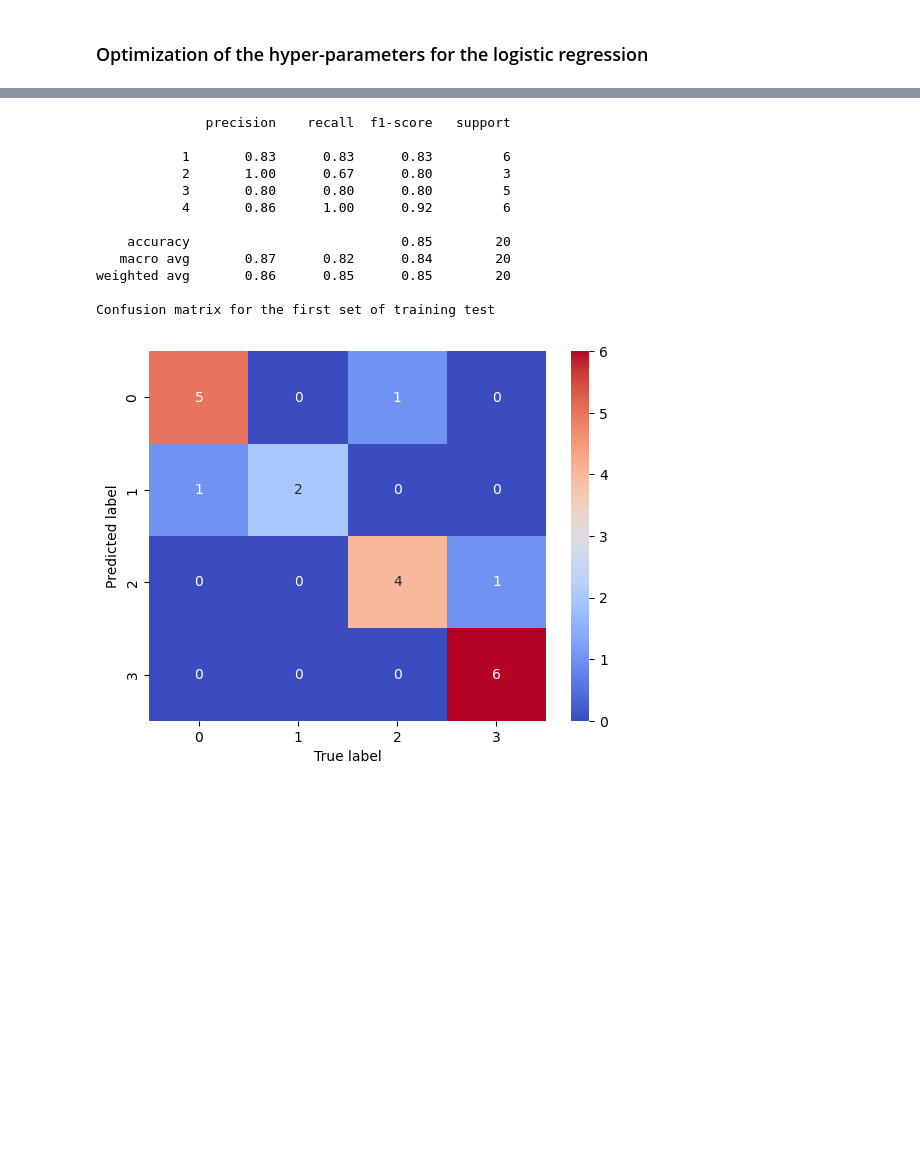
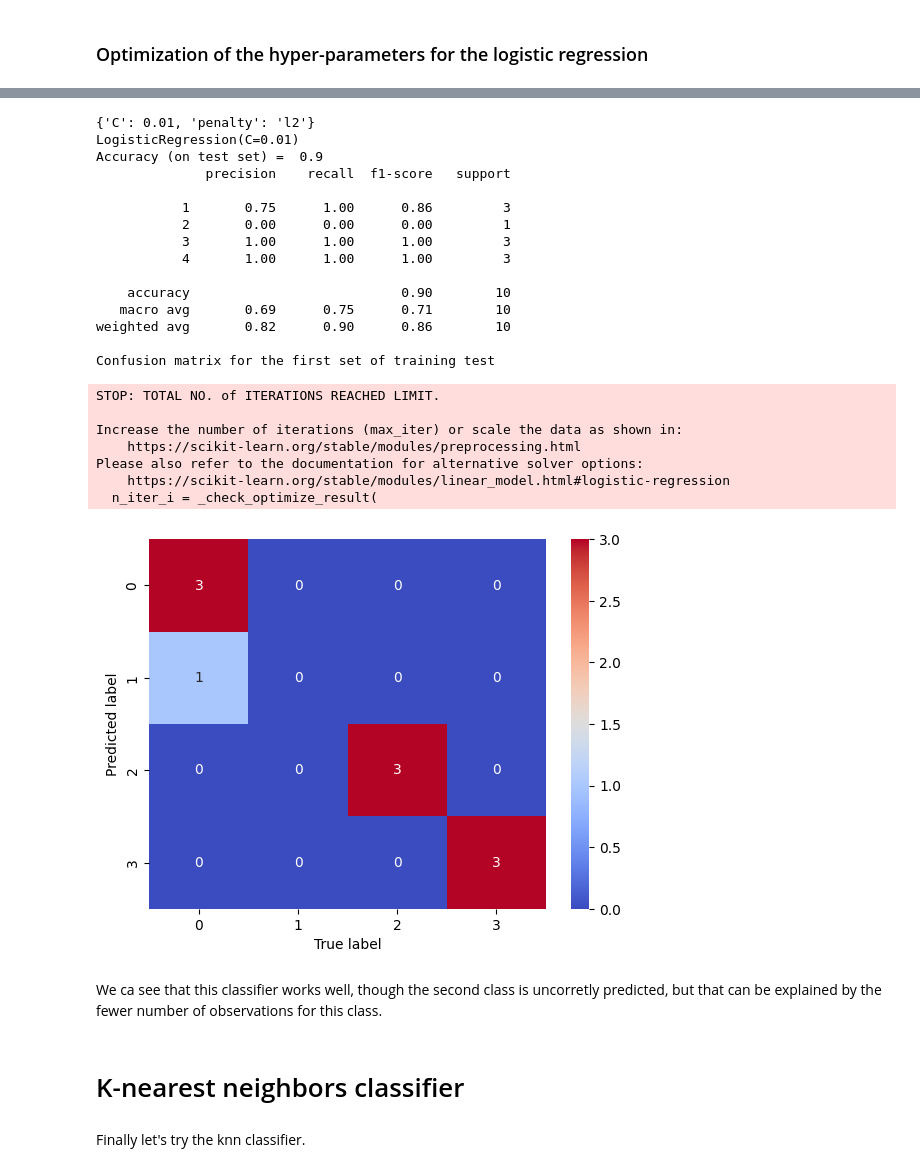
Before and after one commit to Hayvo/ap_miniproj, a Jupyter notebook: Gliome.ipynb, the cells around one changed output, grey strips where cells are left out. Cells and saved outputs as stored; diff of their text form; code cells hidden in the pictures; blank space fills up the shorter version.

```diff
--- a/Gliome.ipynb
+++ b/Gliome.ipynb
@@ -668,30 +536,23 @@ We plot the confusion matrix to visualize the repartition of errors before using
 # %% [markdown]
 ### Optimization of the hyper-parameters for the logistic regression ###
 # %%
+from sklearn.linear_model import LogisticRegression
+from sklearn.preprocessing import StandardScaler
 from sklearn.model_selection import GridSearchCV
-
 
 stsc = StandardScaler()
 X_std_train_1 = stsc.fit_transform(X_train_1)
 
-C = 2
-penalty='l2'
-lreg = LogisticRegression(penalty=penalty, C=C, max_iter=200)
-
-lreg.fit(X_std_train_1,y_train_1)
+lreg = LogisticRegression()
 
 param_grid = [
-  {'C': np.linspace(1e-2,1,10),
-   'penalty': ['l1', 'l2']}
+  {'C': np.linspace(1e-3,1e-1,10),
+   'penalty': ['l2']}
  ]
 
 # Cross-validation grid-search (for finding best possible accuracy)
-clf = GridSearchCV( lreg,
+grid_search = GridSearchCV( lreg,
                    param_grid, cv=3, scoring='accuracy')
 
-clf.fit(X_std_train_1,y_train_1)
-
-print("Best parameters set found on development set:")
-print()
-print(clf.best_params_)
+grid_search.fit(X_std_train_1,y_train_1)
 # %% [output]
@@ -773,34 +580,48 @@ Please also refer to the documentation for alternative solver options:
 # %%
-C = clf.best_params_['C']
-penalty = clf.best_params_['penalty']
+best_clf = grid_search.best_estimator_
+best_params = grid_search.best_params_
+print(best_params)
+best_clf = best_clf.fit(X_train_2, y_train_2)
 
-lreg = LogisticRegression(penalty=penalty, C=C, max_iter=200)
-pip = Pipeline([('scaler', StandardScaler()), ('lreg', lreg)])
-
-pip.fit(X_train_1,y_train_1)
-preds1 = pip.predict(X_test_1)
-
-#Evaluation of the classifier
-report = metrics.classification_report(y_true=y_test_1, y_pred=preds1)
-print(report)
-
+# Evaluate acuracy on test data
+print(best_clf)
+score = best_clf.score(X_test_2, y_test_2)
+print("Accuracy (on test set) = ", score)
+y_true, y_pred = y_test_2,best_clf.predict(X_test_2)
+print( classification_report(y_true, y_pred) )
 print(f"Confusion matrix for the first set of training test")
-cm = metrics.confusion_matrix(y_true=y_test_1, y_pred=preds1)
+cm = metrics.confusion_matrix(y_true=y_test_2, y_pred=y_pred)
 ax = sns.heatmap(cm, cmap='coolwarm', annot=cm)
 ax.set_xlabel('True label')
 ax.set_ylabel('Predicted label')
 plt.show()
 # %% [output]
+{'C': 0.01, 'penalty': 'l2'}
+LogisticRegression(C=0.01)
+Accuracy (on test set) =  0.9
               precision    recall  f1-score   support
 
-           1       0.83      0.83      0.83         6
-           2       1.00      0.67      0.80         3
-           3       0.80      0.80      0.80         5
-           4       0.86      1.00      0.92         6
+           1       0.75      1.00      0.86         3
+           2       0.00      0.00      0.00         1
+           3       1.00      1.00      1.00         3
+           4       1.00      1.00      1.00         3
 
-    accuracy                           0.85        20
-   macro avg       0.87      0.82      0.84        20
-weighted avg       0.86      0.85      0.85        20
+    accuracy                           0.90        10
+   macro avg       0.69      0.75      0.71        10
+weighted avg       0.82      0.90      0.86        10
 
 Confusion matrix for the first set of training test
+STOP: TOTAL NO. of ITERATIONS REACHED LIMIT.
+
+Increase the number of iterations (max_iter) or scale the data as shown in:
+    https://scikit-learn.org/stable/modules/preprocessing.html
+Please also refer to the documentation for alternative solver options:
+    https://scikit-learn.org/stable/modules/linear_model.html#logistic-regression
+  n_iter_i = _check_optimize_result(
-[figure, old version]
+[figure, new version]
+# %% [markdown]
+We ca see that this classifier works well, though the second class is uncorretly predicted, but that can be explained by the fewer number of observations for this class.
+# %% [markdown]
+# K-nearest neighbors classifier
+# %% [markdown]
+Finally let's try the knn classifier.
```
Also changed, not shown: parts of 34 cells of this notebook.
